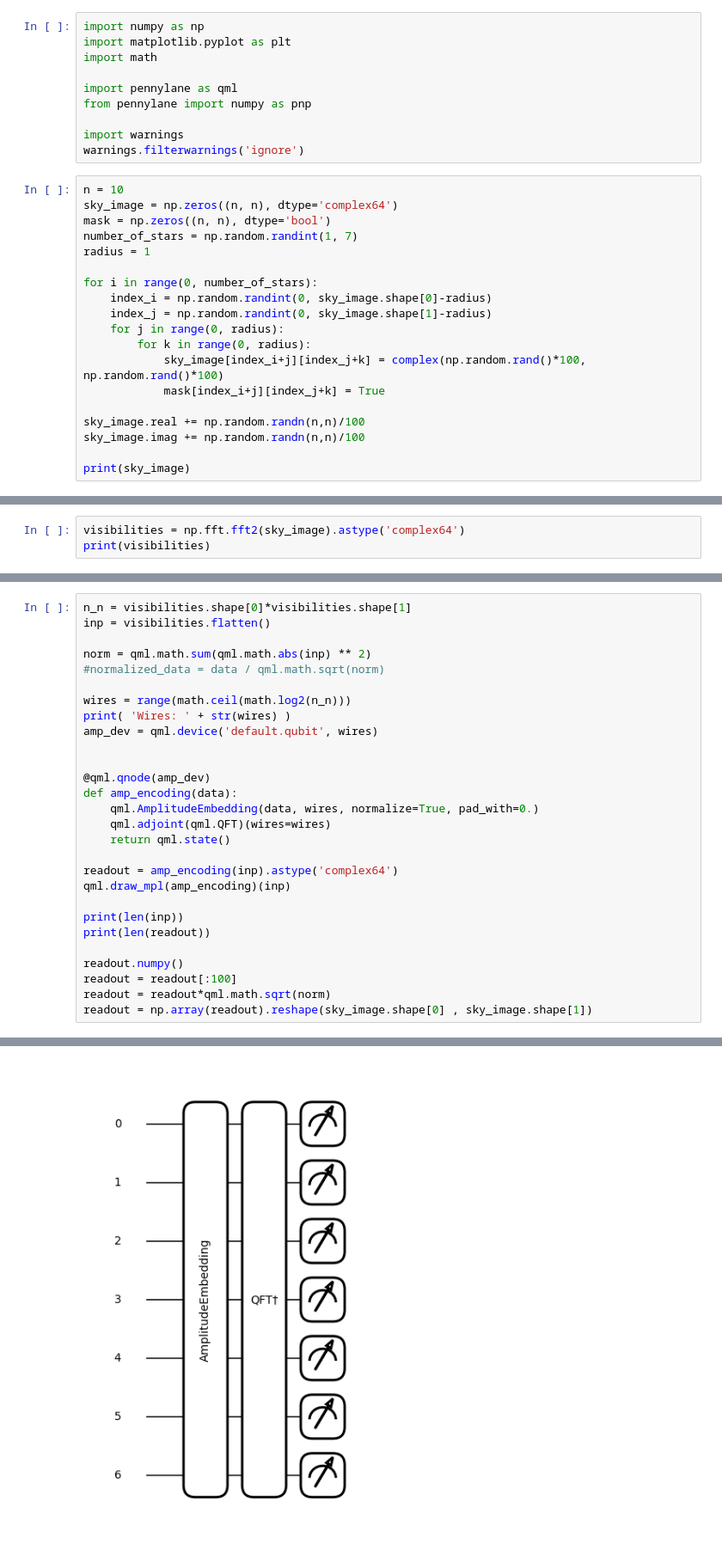
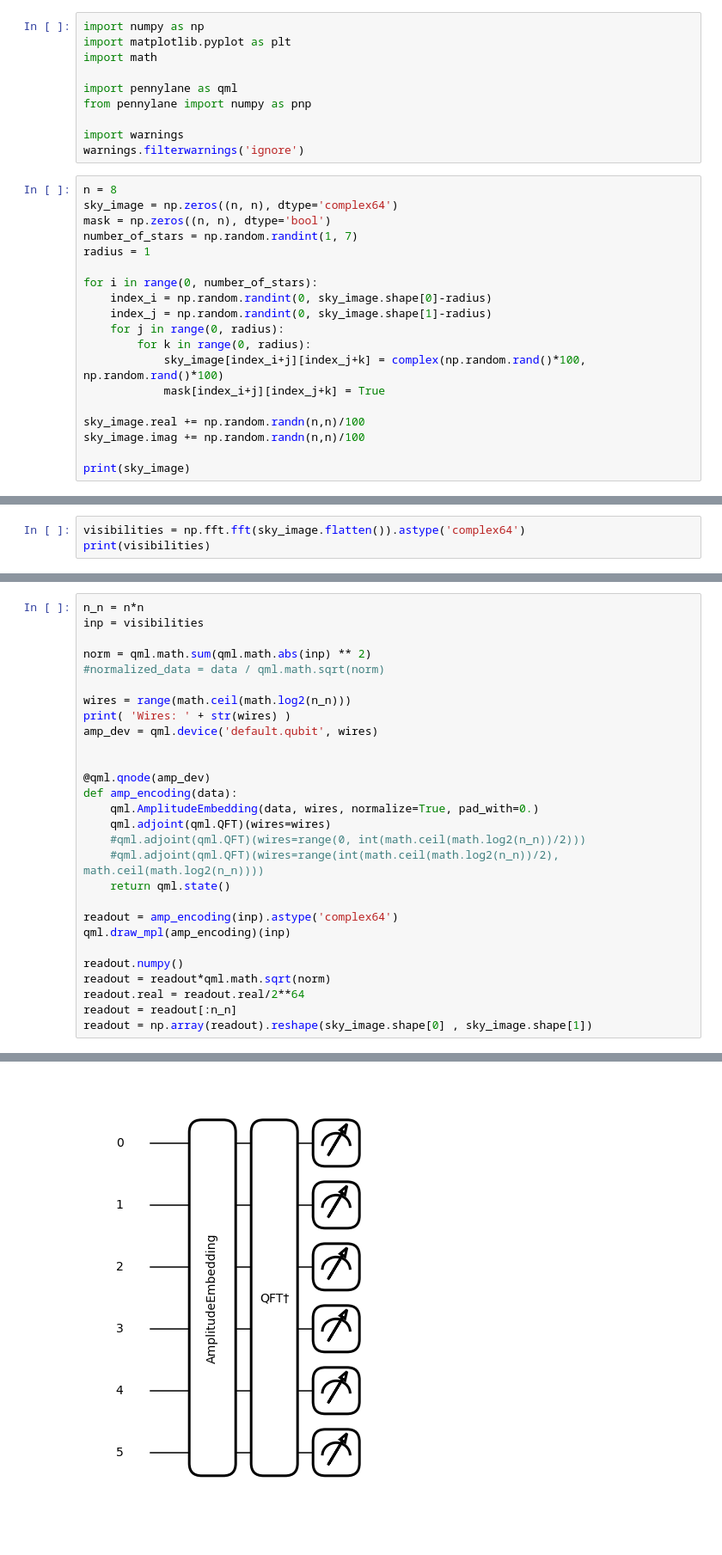
Before and after one commit to QuantumRadioAstronomy/visibility_repr, a Jupyter notebook: IQFT_pennylane.ipynb, the cells around one changed output, grey strips where cells are left out. Shown at 86% size. Saved outputs shown, nothing was run; the diff lists cells and outputs as text.

```diff
--- a/IQFT_pennylane.ipynb
+++ b/IQFT_pennylane.ipynb
@@ -11,7 +11,7 @@ from pennylane import numpy as pnp
 import warnings
 warnings.filterwarnings('ignore')
 # %%
-n = 10
+n = 8
 sky_image = np.zeros((n, n), dtype='complex64')
 mask = np.zeros((n, n), dtype='bool')
 number_of_stars = np.random.randint(1, 7)
@@ -56,4 +56,4 @@ plt.colorbar();
 # %%
-visibilities = np.fft.fft2(sky_image).astype('complex64')
+visibilities = np.fft.fft(sky_image.flatten()).astype('complex64')
 print(visibilities)
 # %% [output]
@@ -98,6 +93,6 @@ Encodes log2(n) qubits: 6.643856189774724
 # %%
-n_n = visibilities.shape[0]*visibilities.shape[1]
-inp = visibilities.flatten()
+n_n = n*n
+inp = visibilities
 
 norm = qml.math.sum(qml.math.abs(inp) ** 2)
 #normalized_data = data / qml.math.sqrt(norm)
@@ -111,16 +106,16 @@ amp_dev = qml.device('default.qubit', wires)
 def amp_encoding(data):
     qml.AmplitudeEmbedding(data, wires, normalize=True, pad_with=0.)
     qml.adjoint(qml.QFT)(wires=wires)
+    #qml.adjoint(qml.QFT)(wires=range(0, int(math.ceil(math.log2(n_n))/2)))
+    #qml.adjoint(qml.QFT)(wires=range(int(math.ceil(math.log2(n_n))/2), math.ceil(math.log2(n_n))))
     return qml.state()
 
 readout = amp_encoding(inp).astype('complex64')
 qml.draw_mpl(amp_encoding)(inp)
 
-print(len(inp))
-print(len(readout))
-
 readout.numpy()
-readout = readout[:100]
 readout = readout*qml.math.sqrt(norm)
+readout.real = readout.real/2**64
+readout = readout[:n_n]
 readout = np.array(readout).reshape(sky_image.shape[0] , sky_image.shape[1])
 # %% [output]
@@ -130 +123 @@ Wires: range(0, 7)
-[figure, old version]
+[figure, new version]
```
Also changed, not shown: parts of 11 cells of this notebook, 1 other file.
